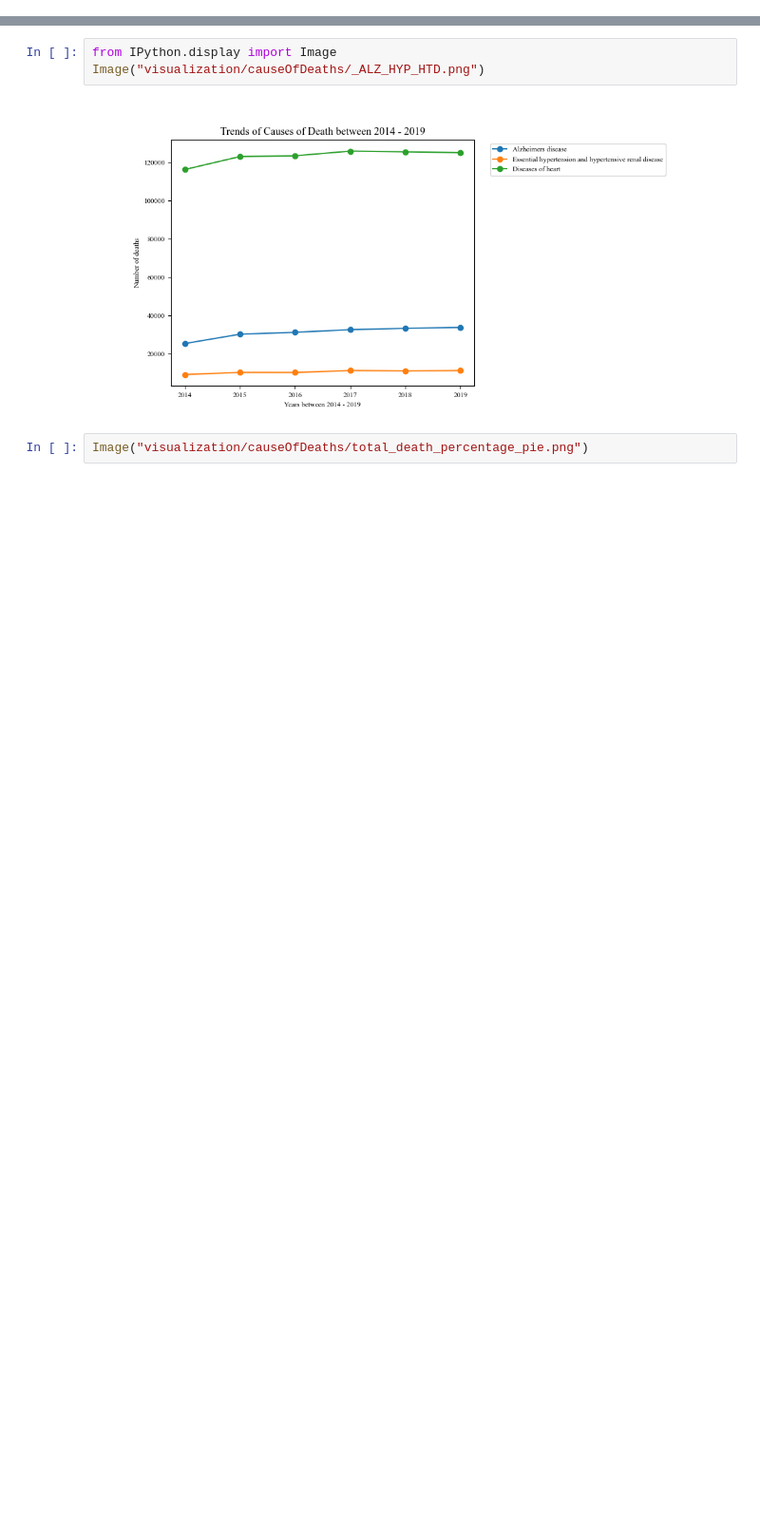
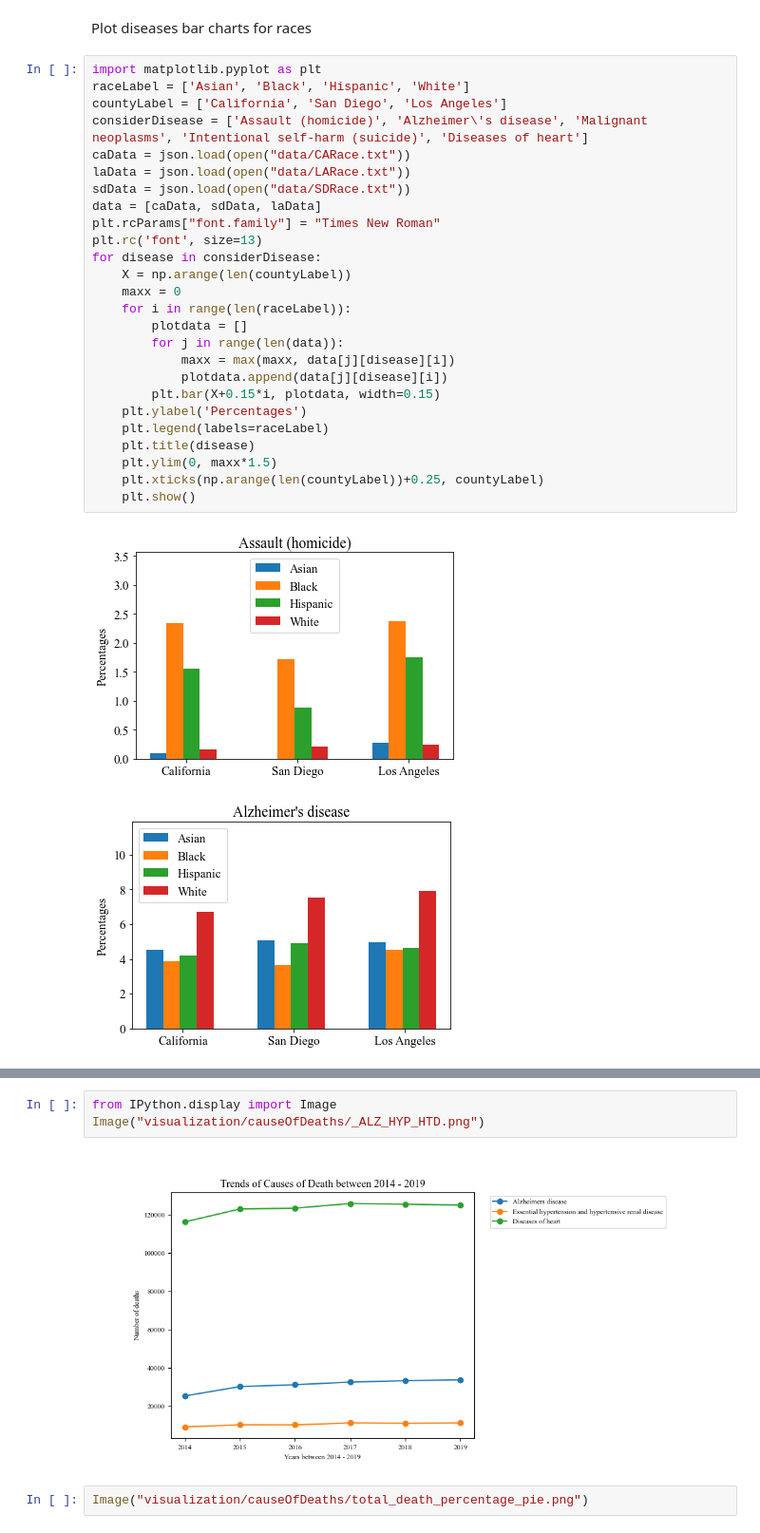
Before and after one commit to jasoonn/Analysis-of-California-Deaths, a Jupyter notebook: visualizations.ipynb, the cells around one changed output, grey strips where cells are left out. Shown at 95% size. Cells and saved outputs as stored; diff of their text form; blank space fills up the shorter version.

```diff
--- a/visualizations.ipynb
+++ b/visualizations.ipynb
@@ -0,0 +17,31 @@
+# %% [markdown]
+Plot diseases bar charts for races
+# %%
+import matplotlib.pyplot as plt
+raceLabel = ['Asian', 'Black', 'Hispanic', 'White']
+countyLabel = ['California', 'San Diego', 'Los Angeles']
+considerDisease = ['Assault (homicide)', 'Alzheimer\'s disease', 'Malignant neoplasms', 'Intentional self-harm (suicide)', 'Diseases of heart']
+caData = json.load(open("data/CARace.txt"))
+laData = json.load(open("data/LARace.txt"))
+sdData = json.load(open("data/SDRace.txt"))
+data = [caData, sdData, laData]
+plt.rcParams["font.family"] = "Times New Roman"
+plt.rc('font', size=13)
+for disease in considerDisease:
+    X = np.arange(len(countyLabel))
+    maxx = 0
+    for i in range(len(raceLabel)):
+        plotdata = []
+        for j in range(len(data)):
+            maxx = max(maxx, data[j][disease][i])
+            plotdata.append(data[j][disease][i])
+        plt.bar(X+0.15*i, plotdata, width=0.15)
+    plt.ylabel('Percentages')
+    plt.legend(labels=raceLabel)
+    plt.title(disease)
+    plt.ylim(0, maxx*1.5)
+    plt.xticks(np.arange(len(countyLabel))+0.25, countyLabel)
+    plt.show()
+# %% [output]
+[figure, added]
+[figure, added]
```
Also changed, not shown: parts of 4 cells of this notebook, 6 other files.
